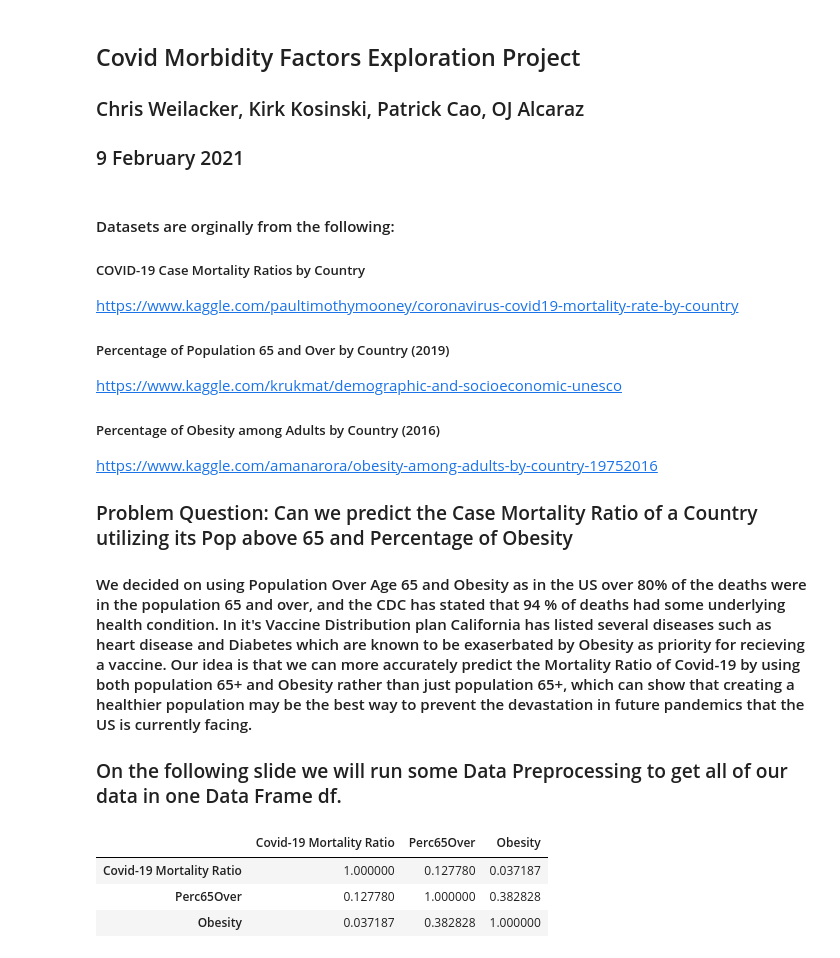
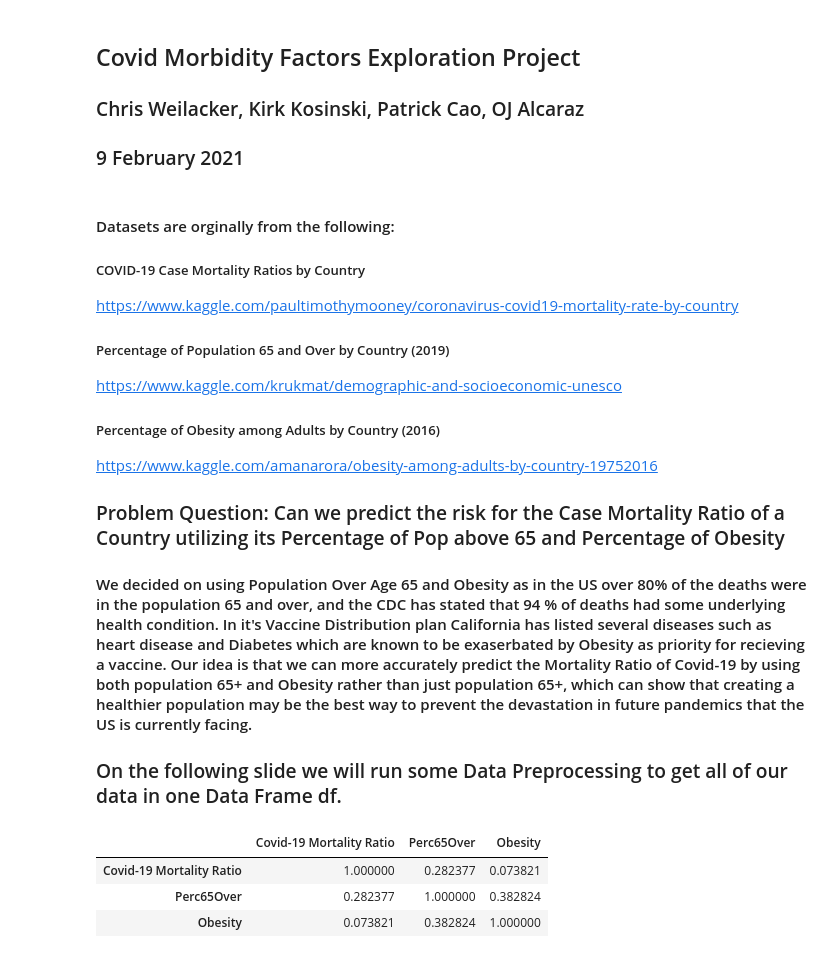
Before and after one commit to chrisweilacker/CovidMachineLearningProject, a Jupyter notebook: CovidMLProject.ipynb, the cells around one changed output. Drawn from its saved outputs; the diff is of its cells as text; code cells hidden in the pictures.

```diff
--- a/CovidMLProject.ipynb
+++ b/CovidMLProject.ipynb
@@ -16,7 +16,7 @@ https://www.kaggle.com/krukmat/demographic-and-socioeconomic-unesco
 ##### Percentage of Obesity among Adults by Country (2016)
 https://www.kaggle.com/amanarora/obesity-among-adults-by-country-19752016
 
-### Problem Question: Can we predict the Case Mortality Ratio of a Country utilizing its Pop above 65 and Percentage of Obesity
+### Problem Question: Can we predict the risk for the Case Mortality Ratio of a Country utilizing its Percentage of Pop above 65 and Percentage of Obesity
 
 #### We decided on using Population Over Age 65 and Obesity as in the US over 80% of the deaths were in the population 65 and over, and the CDC has stated that 94 % of deaths had some underlying health condition.  In it's Vaccine Distribution plan California has listed several diseases such as heart disease and Diabetes which are known to be exaserbated by Obesity as priority for recieving a vaccine.  Our idea is that we can more accurately predict the Mortality Ratio of Covid-19 by using both population 65+ and Obesity rather than just population 65+, which can show that creating a healthier population may be the best way to prevent the devastation in future pandemics that the US is currently facing.
 
@@ -55,35 +55,40 @@ df['Obesity'] = obNumber[0]
 #Drop Rows with no Obesity Data
 df.drop(df.loc[df['Obesity']=='No'].index, inplace=True)
 #Drop Rows with no Covid Data
 df.drop(df.loc[df['Mortality Ratio']==0].index, inplace=True)
 df.rename(columns={'Mortality Ratio': 'Covid-19 Mortality Ratio'}, inplace=True)
 # Convert Obesity data to float
 df['Obesity'] = pd.to_numeric(df['Obesity'], downcast="float")
 
+df.drop(df.loc[df['Country']=='Yemen'].index,inplace=True)
+
 # Get the Pop 65 and Over and Tot Pop Data to Calculate Percent 65 and Over
 df = df.merge(demoDF[['Country', 'Value']][(demoDF['Time']==2017) & (demoDF['Indicator']=='Population aged 65 years or older ')], how='inner') #Copy in the 65 and Over Data
 df.rename(columns={'Value': 'Pop65Over'}, inplace=True)
 df = df.merge(demoDF[['Country', 'Value']][(demoDF['Time']==2017) & (demoDF['Indicator']=='Total population ')], how='inner') #Copy in the 65 and Over Data
 df.rename(columns={'Value': 'TotPop'}, inplace=True)
 
 # Create Perc 65 and Over
 df['Perc65Over'] = (100 * df['Pop65Over']/df['TotPop'])
 
 corr = df[['Covid-19 Mortality Ratio', 'Perc65Over', 'Obesity']].corr()
 #It seems that there is a correlation between both Perc 65 and Over, Obesity and Covid-19 Mortality Ratio
 #Though the Perc65 and Over seems to be stronger than Obesity, but the data hasnt been normalized yet.
 #We may later want to bring in another dimension such as functionality of the countries health system
 # depending on what the ML algorithm can do.
 
 
-# We might need to create a categorical column for mortality whether it is high risk or low risk
+# We might need to create a categorical column for mortality whether it is high risk or not
 # and see if an ML algorithm such as KNN can use the obesity and Over 65 Population to
-# categorize the data would be more accurate.
+# categorize the data would be more accurate. We used the normalization of the Mortality-Ratio with
+# all mortality ratio's above the mean as being considered High Risk.
+
 df['HighRisk'] = zscore(df['Covid-19 Mortality Ratio']) > 0
+df['NormCovid19Mortality'] = zscore(df['Covid-19 Mortality Ratio'])
 
 corr.style.background_gradient(cmap='coolwarm')
 # %% [output]
 |  | Covid-19 Mortality Ratio | Perc65Over | Obesity |
-| Covid-19 Mortality Ratio | 1.000000 | 0.127780 | 0.037187 |
-| Perc65Over | 0.127780 | 1.000000 | 0.382828 |
-| Obesity | 0.037187 | 0.382828 | 1.000000 |
+| Covid-19 Mortality Ratio | 1.000000 | 0.282377 | 0.073821 |
+| Perc65Over | 0.282377 | 1.000000 | 0.382824 |
+| Obesity | 0.073821 | 0.382824 | 1.000000 |
```
Also changed, not shown: parts of 3 cells of this notebook, 2 other files.
